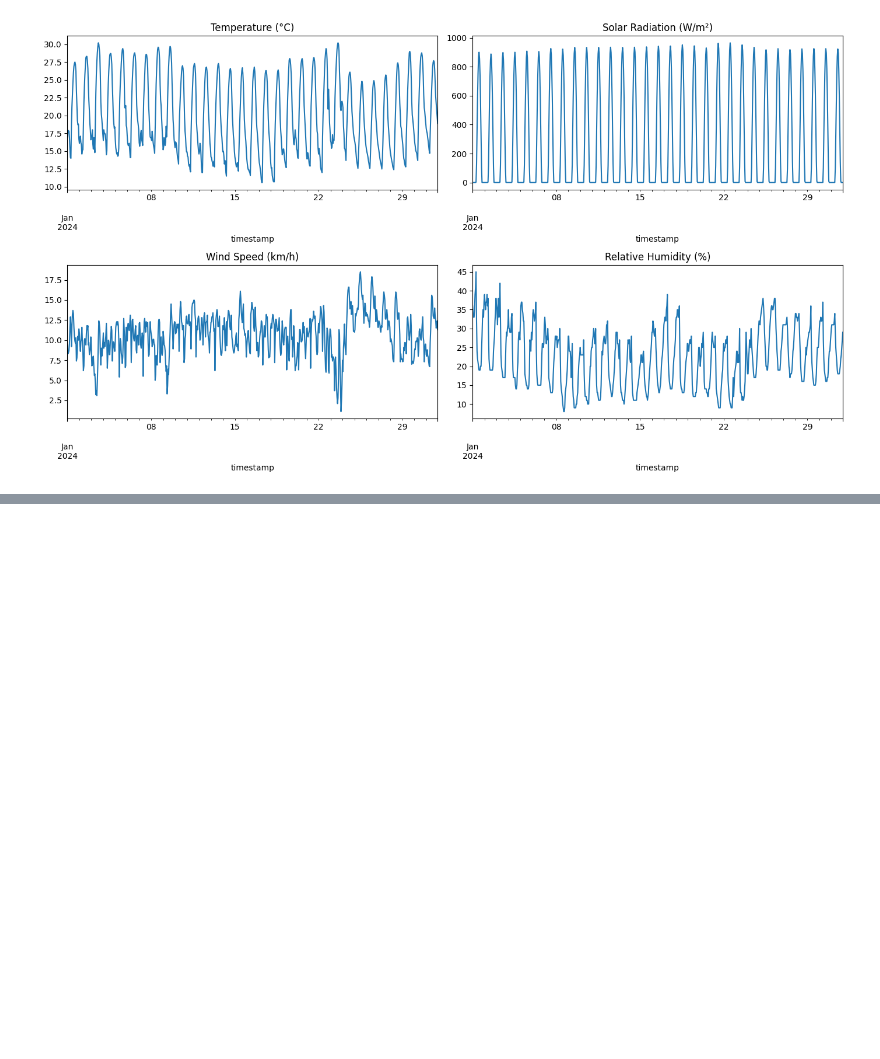
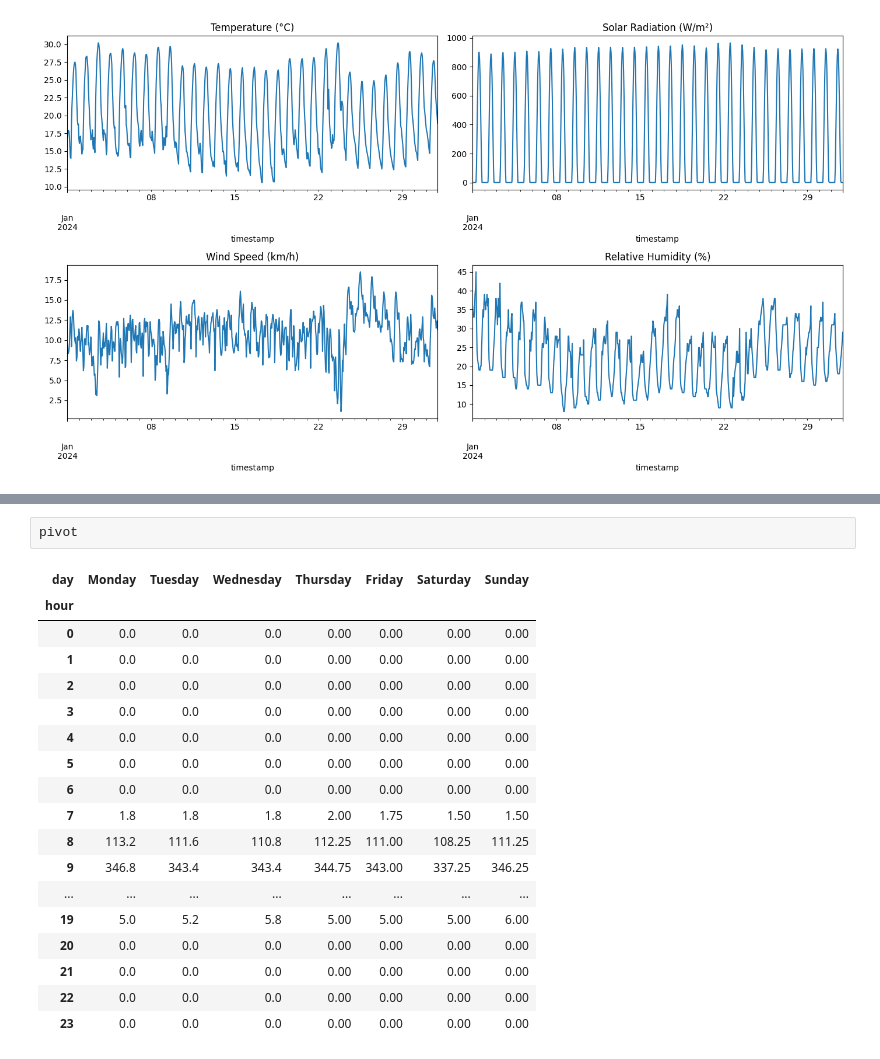
Before and after one commit to mmoh-i/ml-sprint, a Jupyter notebook: notebooks/01_cleaning.ipynb, the cells around one changed output, grey strips where cells are left out. Drawn from its saved outputs; the diff is of its cells as text; blank space fills up the shorter version.

```diff
--- a/notebooks/01_cleaning.ipynb
+++ b/notebooks/01_cleaning.ipynb
@@ -140,0 +383,21 @@ df.head()
+# %%
+pivot
+# %% [output]
+| day | Monday | Tuesday | Wednesday | Thursday | Friday | Saturday | Sunday |
+| hour |  |  |  |  |  |  |  |
+| 0 | 0.0 | 0.0 | 0.0 | 0.00 | 0.00 | 0.00 | 0.00 |
+| 1 | 0.0 | 0.0 | 0.0 | 0.00 | 0.00 | 0.00 | 0.00 |
+| 2 | 0.0 | 0.0 | 0.0 | 0.00 | 0.00 | 0.00 | 0.00 |
+| 3 | 0.0 | 0.0 | 0.0 | 0.00 | 0.00 | 0.00 | 0.00 |
+| 4 | 0.0 | 0.0 | 0.0 | 0.00 | 0.00 | 0.00 | 0.00 |
+| 5 | 0.0 | 0.0 | 0.0 | 0.00 | 0.00 | 0.00 | 0.00 |
+| 6 | 0.0 | 0.0 | 0.0 | 0.00 | 0.00 | 0.00 | 0.00 |
+| 7 | 1.8 | 1.8 | 1.8 | 2.00 | 1.75 | 1.50 | 1.50 |
+| 8 | 113.2 | 111.6 | 110.8 | 112.25 | 111.00 | 108.25 | 111.25 |
+| 9 | 346.8 | 343.4 | 343.4 | 344.75 | 343.00 | 337.25 | 346.25 |
+| ... | ... | ... | ... | ... | ... | ... | ... |
+| 19 | 5.0 | 5.2 | 5.8 | 5.00 | 5.00 | 5.00 | 6.00 |
+| 20 | 0.0 | 0.0 | 0.0 | 0.00 | 0.00 | 0.00 | 0.00 |
+| 21 | 0.0 | 0.0 | 0.0 | 0.00 | 0.00 | 0.00 | 0.00 |
+| 22 | 0.0 | 0.0 | 0.0 | 0.00 | 0.00 | 0.00 | 0.00 |
+| 23 | 0.0 | 0.0 | 0.0 | 0.00 | 0.00 | 0.00 | 0.00 |
```
Also changed, not shown: parts of 22 cells of this notebook, 3 other files.
